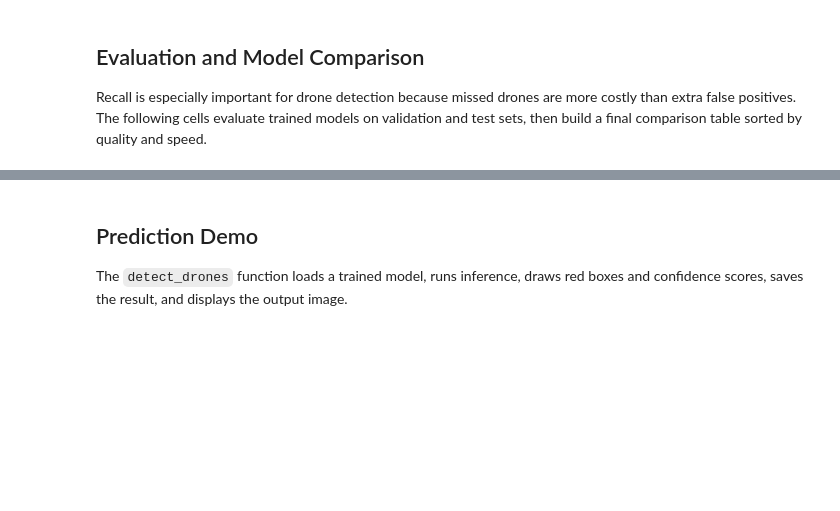
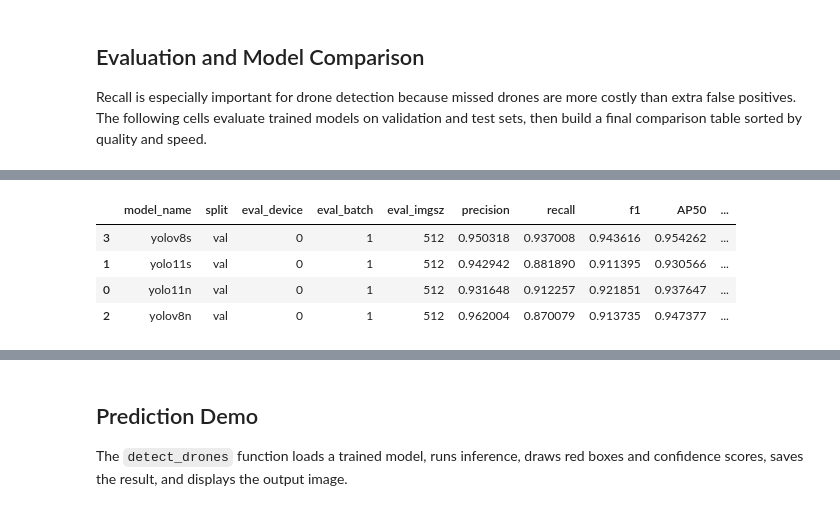
Before and after one commit to mo7amedmengasu/Drone-Detection, a Jupyter notebook: training.ipynb, the cells around one changed output, grey strips where cells are left out. Drawn from its saved outputs; the diff is of its cells as text; code cells hidden in the pictures; blank space fills up the shorter version.

Commit message:
modified the training notebook

```diff
--- a/training.ipynb
+++ b/training.ipynb
@@ -707,9 +698,20 @@ For debugging consider passing CUDA_LAUNCH_BLOCKING=1
 ## Evaluation and Model Comparison
 Recall is especially important for drone detection because missed drones are more costly than extra false positives. The following cells evaluate trained models on validation and test sets, then build a final comparison table sorted by quality and speed.
 # %%
+ENABLE_EVAL_MLFLOW = False
+EVAL_MODEL_CATALOG = [
+    {'model_name': 'yolo11n', 'weights': 'yolo11n.pt'},
+    {'model_name': 'yolo11s', 'weights': 'yolo11s.pt'},
+    {'model_name': 'yolov8n', 'weights': 'yolov8n.pt'},
+    {'model_name': 'yolov8s', 'weights': 'yolov8s.pt'},
+]
+EVAL_DEVICE = 0 if torch.cuda.is_available() else DEVICE
+EVAL_BATCH_SIZE = 1 if torch.cuda.is_available() else BATCH_SIZE
+EVAL_IMGSZ = 512 if torch.cuda.is_available() else IMAGE_SIZE
+
 def discover_trained_weights():
     discovered = {}
-    for config in MODEL_CATALOG:
+    for config in EVAL_MODEL_CATALOG:
         pattern = f'**/{PROJECT_NAME}_{config["model_name"]}_*/weights/best.pt'
         matches = sorted(RUNS_ROOT.glob(pattern), key=lambda path: path.stat().st_mtime, reverse=True)
         if matches:
@@ -722,17 +724,49 @@ def model_parameter_count(model):
     except Exception:
         return np.nan
 
-def evaluate_model(weights_path: Path, split='val', batch=BATCH_SIZE):
+def infer_model_name(weights_path: Path):
+    run_directory_name = weights_path.parent.parent.name
+    prefix = f'{PROJECT_NAME}_'
+    if run_directory_name.startswith(prefix):
+        suffix = run_directory_name[len(prefix):]
+        for config in EVAL_MODEL_CATALOG:
+            model_name = config['model_name']
+            if suffix.startswith(model_name):
+                return model_name
+    return run_directory_name
+
+def evaluate_model(weights_path: Path, split='val', batch=EVAL_BATCH_SIZE, device=EVAL_DEVICE, imgsz=EVAL_IMGSZ):
     model = YOLO(str(weights_path))
-    metrics = model.val(
-        data=str(YAML_PATH),
-        split=split,
-        imgsz=IMAGE_SIZE,
-        batch=batch,
-        device=DEVICE,
-        workers=WORKERS,
-        verbose=False,
-    )
+    model_name = infer_model_name(weights_path)
+
+    try:
+        metrics = model.val(
+            data=str(YAML_PATH),
+            split=split,
+            imgsz=imgsz,
+            batch=batch,
+            device=device,
+            workers=WORKERS,
+            verbose=False,
+        )
+    except Exception as error:
+        error_text = str(error).lower()
+        if str(device) != 'cpu' and ('out of memory' in error_text or 'acceleratorerror' in error_text):
+            print(f'Falling back to CPU evaluation for {model_name} on split={split} because GPU evaluation failed.')
+            metrics = model.val(
+                data=str(YAML_PATH),
+                split=split,
+                imgsz=512,
+                batch=1,
+                device='cpu',
+                workers=0,
+                verbose=False,
+            )
+            device = 'cpu'
+            batch = 1
+            imgsz = 512
+        else:
+            raise
 
     precision = float(metrics.box.mp)
     recall = float(metrics.box.mr)
@@ -744,8 +778,11 @@ def evaluate_model(weights_path: Path, split='val', batch=BATCH_SIZE):
     size_mb = weights_path.stat().st_size / (1024 ** 2)
 
     result_row = {
-        'model_name': weights_path.parent.parent.parent.name.replace(f'{PROJECT_NAME}_', ''),
+        'model_name': model_name,
         'split': split,
+        'eval_device': str(device),
+        'eval_batch': batch,
+        'eval_imgsz': imgsz,
         'precision': precision,
         'recall': recall,
         'f1': f1,
@@ -758,13 +795,14 @@ def evaluate_model(weights_path: Path, split='val', batch=BATCH_SIZE):
         'weights_path': str(weights_path),
     }
 
-    if USE_MLFLOW:
+    if ENABLE_EVAL_MLFLOW and USE_MLFLOW:
         with mlflow.start_run(run_name=f'eval_{weights_path.stem}_{split}', nested=False):
             mlflow.log_params({
                 'model_name': result_row['model_name'],
                 'split': split,
-                'imgsz': IMAGE_SIZE,
+                'imgsz': imgsz,
                 'batch': batch,
+                'device': str(device),
             })
             mlflow.log_metrics({
                 'precision': precision,
@@ -780,11 +818,14 @@ def evaluate_model(weights_path: Path, split='val', batch=BATCH_SIZE):
 
 trained_weight_map = discover_trained_weights()
 if trained_weight_map:
+    print(f'Found trained weights for: {list(trained_weight_map.keys())}')
+    print(f'Evaluation settings -> device: {EVAL_DEVICE}, batch: {EVAL_BATCH_SIZE}, imgsz: {EVAL_IMGSZ}')
+
     val_results_df = pd.DataFrame([evaluate_model(path, split='val') for path in trained_weight_map.values()])
     test_results_df = pd.DataFrame([evaluate_model(path, split='test') for path in trained_weight_map.values()])
 
     comparison_df = (
-        test_results_df[['model_name', 'precision', 'recall', 'f1', 'AP50', 'mAP50_95', 'inference_ms', 'FPS', 'model_size_MB', 'parameters']]
+        test_results_df[['model_name', 'eval_device', 'eval_batch', 'eval_imgsz', 'precision', 'recall', 'f1', 'AP50', 'mAP50_95', 'inference_ms', 'FPS', 'model_size_MB', 'parameters']]
         .sort_values(by=['mAP50_95', 'recall', 'FPS'], ascending=[False, False, False])
         .reset_index(drop=True)
     )
@@ -802,5 +843,5 @@ if trained_weight_map:
     ))
 else:
     comparison_df = pd.DataFrame()
-    print('No trained weights were discovered yet. Run the training cell first, then rerun this evaluation section.')
+    print('No trained weights were discovered yet. The evaluation section needs saved best.pt files under runs/.')
 # %% [output]
@@ -812,0 +866,5 @@ For debugging consider passing CUDA_LAUNCH_BLOCKING=1
+|  | model_name | split | eval_device | eval_batch | eval_imgsz | precision | recall | f1 | AP50 | ... |
+| 3 | yolov8s | val | 0 | 1 | 512 | 0.950318 | 0.937008 | 0.943616 | 0.954262 | ... |
+| 1 | yolo11s | val | 0 | 1 | 512 | 0.942942 | 0.881890 | 0.911395 | 0.930566 | ... |
+| 0 | yolo11n | val | 0 | 1 | 512 | 0.931648 | 0.912257 | 0.921851 | 0.937647 | ... |
+| 2 | yolov8n | val | 0 | 1 | 512 | 0.962004 | 0.870079 | 0.913735 | 0.947377 | ... |
```
Also changed, not shown: parts of 7 cells of this notebook.
